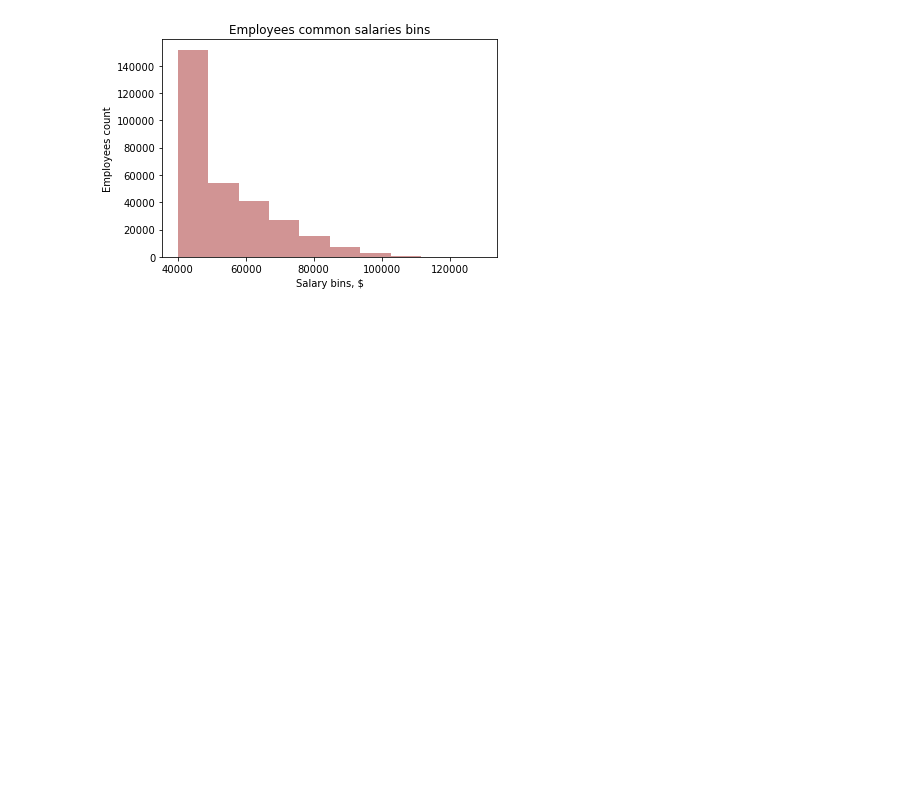
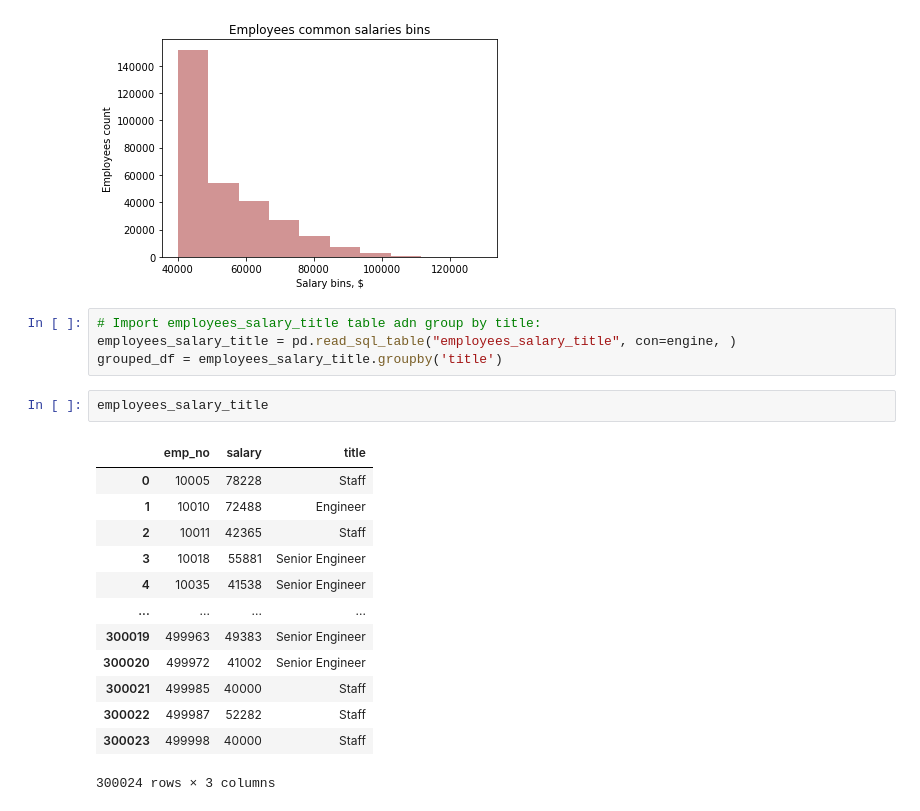
Before and after one commit to IrinaUX/sql-challenge, a Jupyter notebook: postgreSQL.ipynb, the cells around one changed output. Cells and saved outputs as stored; diff of their text form; blank space fills up the shorter version.

Commit message:
Query average salaries per title. Create a table in postgreSQL based on this query. Import table into jupyter notebook, group by title and get the average - same results.

```diff
--- a/postgreSQL.ipynb
+++ b/postgreSQL.ipynb
@@ -256,3 +245,23 @@ plt.ylabel ("Employees count")
 plt.show()
 # %% [output]
 [figure]
+# %%
+# Import employees_salary_title table adn group by title:
+employees_salary_title = pd.read_sql_table("employees_salary_title", con=engine, )
+grouped_df = employees_salary_title.groupby('title')
+# %%
+employees_salary_title
+# %% [output]
+|  | emp_no | salary | title |
+| 0 | 10005 | 78228 | Staff |
+| 1 | 10010 | 72488 | Engineer |
+| 2 | 10011 | 42365 | Staff |
+| 3 | 10018 | 55881 | Senior Engineer |
+| 4 | 10035 | 41538 | Senior Engineer |
+| ... | ... | ... | ... |
+| 300019 | 499963 | 49383 | Senior Engineer |
+| 300020 | 499972 | 41002 | Senior Engineer |
+| 300021 | 499985 | 40000 | Staff |
+| 300022 | 499987 | 52282 | Staff |
+| 300023 | 499998 | 40000 | Staff |
+300024 rows × 3 columns
```
Also changed, not shown: parts of 2 cells of this notebook, 1 other file.
